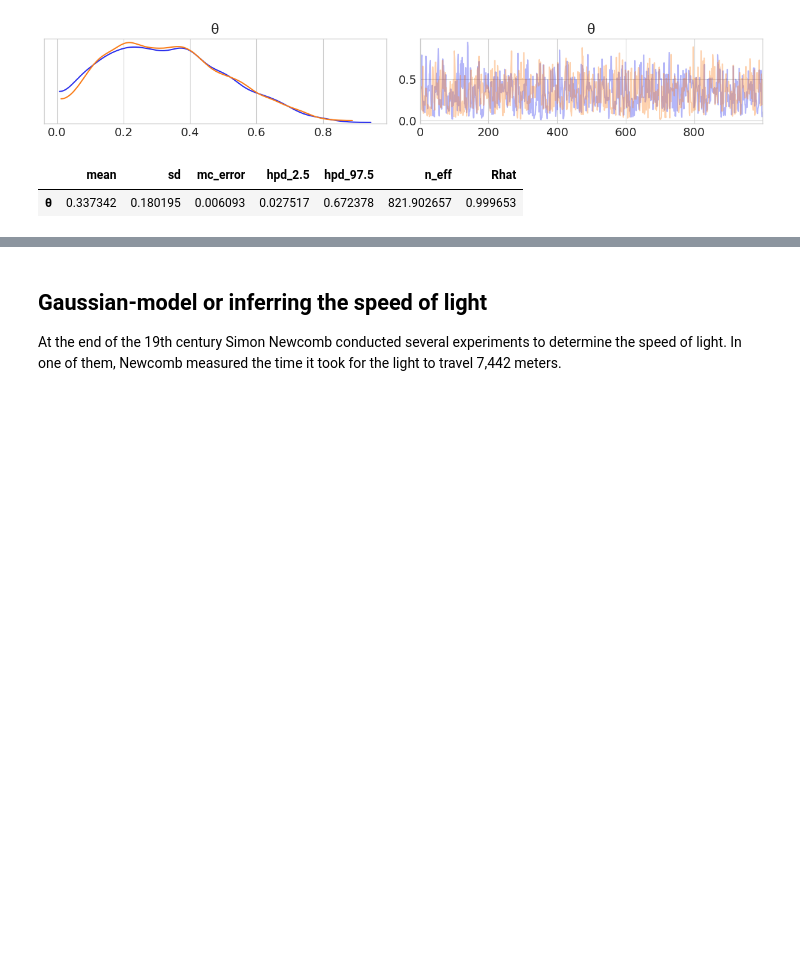
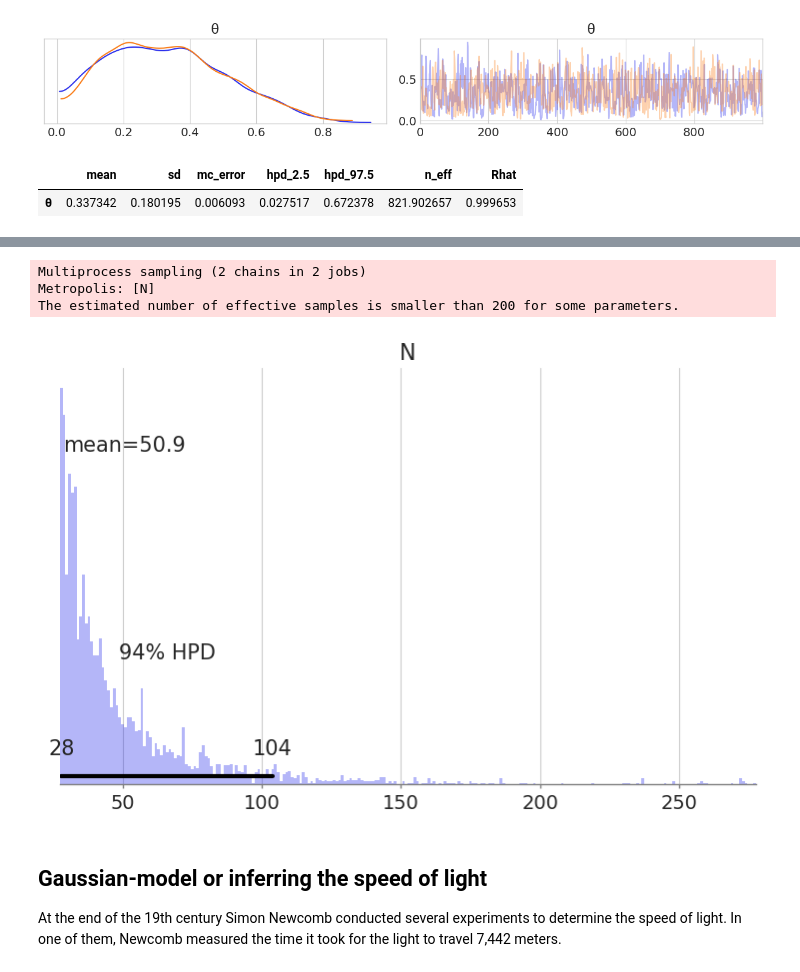
Before and after one commit to Grupo-de-modelado-probabilista/modelado_bayesiano, a Jupyter notebook: diapo/taller_01.ipynb, the cells around one changed output, grey strips where cells are left out. Drawn from its saved outputs; the diff is of its cells as text; code cells hidden in the pictures; blank space fills up the shorter version.

```diff
--- a/diapo/taller_01.ipynb
+++ b/diapo/taller_01.ipynb
@@ -175,3 +180,18 @@ pm.summary(trace)
+# %%
+y = np.array([15, 20, 28])  # serial numbers
+with pm.Model() as model:
+    N = pm.DiscreteUniform('N', lower=y.max(), upper=y.max()*10)
+    y_obs = pm.DiscreteUniform('y_obs', lower=0, upper=N, observed=y)
+
+    trace = pm.sample(2000)
+# %% [output]
+Multiprocess sampling (2 chains in 2 jobs)
+Metropolis: [N]
+The estimated number of effective samples is smaller than 200 for some parameters.
+# %%
+az.plot_posterior(trace);
+# %% [output]
+[figure, added]
 # %% [markdown]
 ## Gaussian-model or inferring the speed of light
 
```
Also changed, not shown: parts of 12 cells of this notebook, 3 other files.
